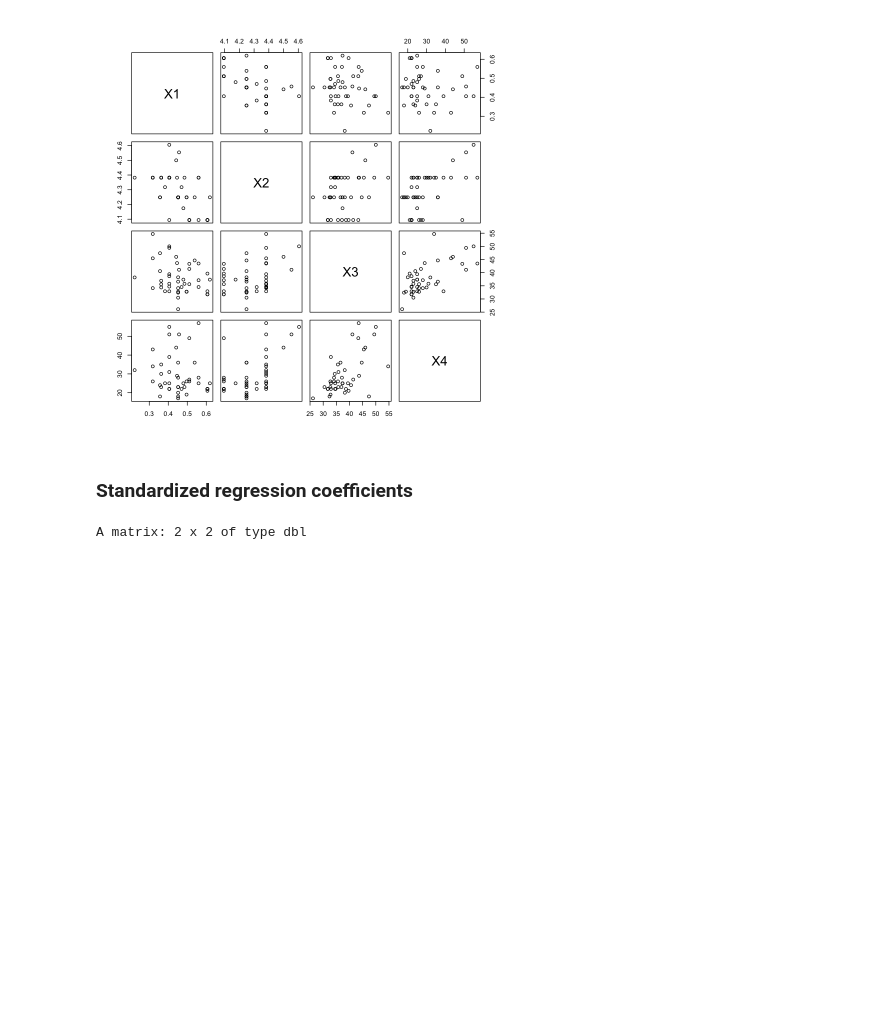
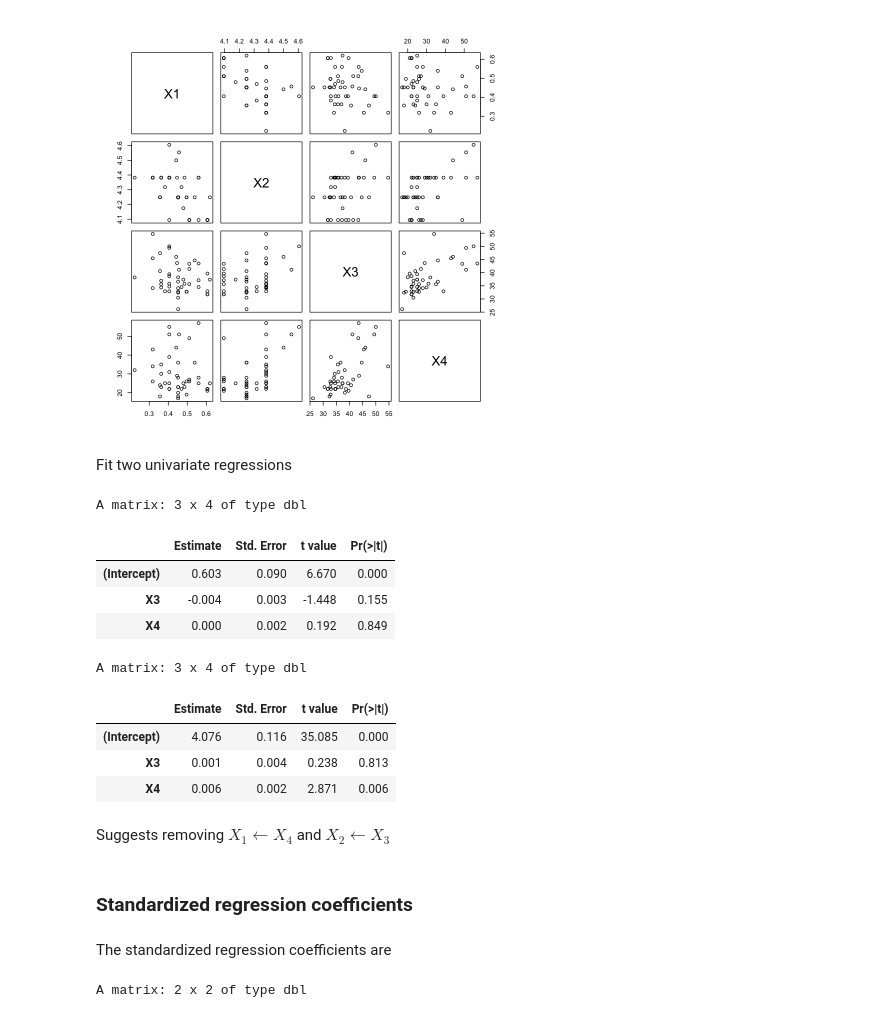
Before and after one commit to StaThin/RGM, a Jupyter notebook: examples.ipynb, the cells around one changed output. Cells and saved outputs as stored; diff of their text form; code cells hidden in the pictures; blank space fills up the shorter version.

```diff
--- a/examples.ipynb
+++ b/examples.ipynb
@@ -541,8 +541,28 @@ A matrix: 4 x 4 of type dbl
 pairs(derived)
 # %% [output]
 [figure]
+# %% [markdown]
+Fit two univariate regressions
+# %%
+round(summary(lm(X1 ~ X3 + X4, data = derived))$coef, 3)
+round(summary(lm(X2 ~ X3 + X4, data = derived))$coef, 3)
+# %% [output]
+A matrix: 3 x 4 of type dbl
+|  | Estimate | Std. Error | t value | Pr(>|t|) |
+| (Intercept) | 0.603 | 0.090 | 6.670 | 0.000 |
+| X3 | -0.004 | 0.003 | -1.448 | 0.155 |
+| X4 | 0.000 | 0.002 | 0.192 | 0.849 |
+A matrix: 3 x 4 of type dbl
+|  | Estimate | Std. Error | t value | Pr(>|t|) |
+| (Intercept) | 4.076 | 0.116 | 35.085 | 0.000 |
+| X3 | 0.001 | 0.004 | 0.238 | 0.813 |
+| X4 | 0.006 | 0.002 | 2.871 | 0.006 |
+# %% [markdown]
+Suggests removing $X_1 \leftarrow X_4$ and $X_2 \leftarrow X_3$
 # %% [markdown]
 ### Standardized regression coefficients
+# %% [markdown]
+The standardized regression coefficients are
 # %%
 `mreg_stand` <- function(a, b, data){
     S <- cov(data)
```
Also changed, not shown: parts of 9 cells of this notebook, 1 other file.
